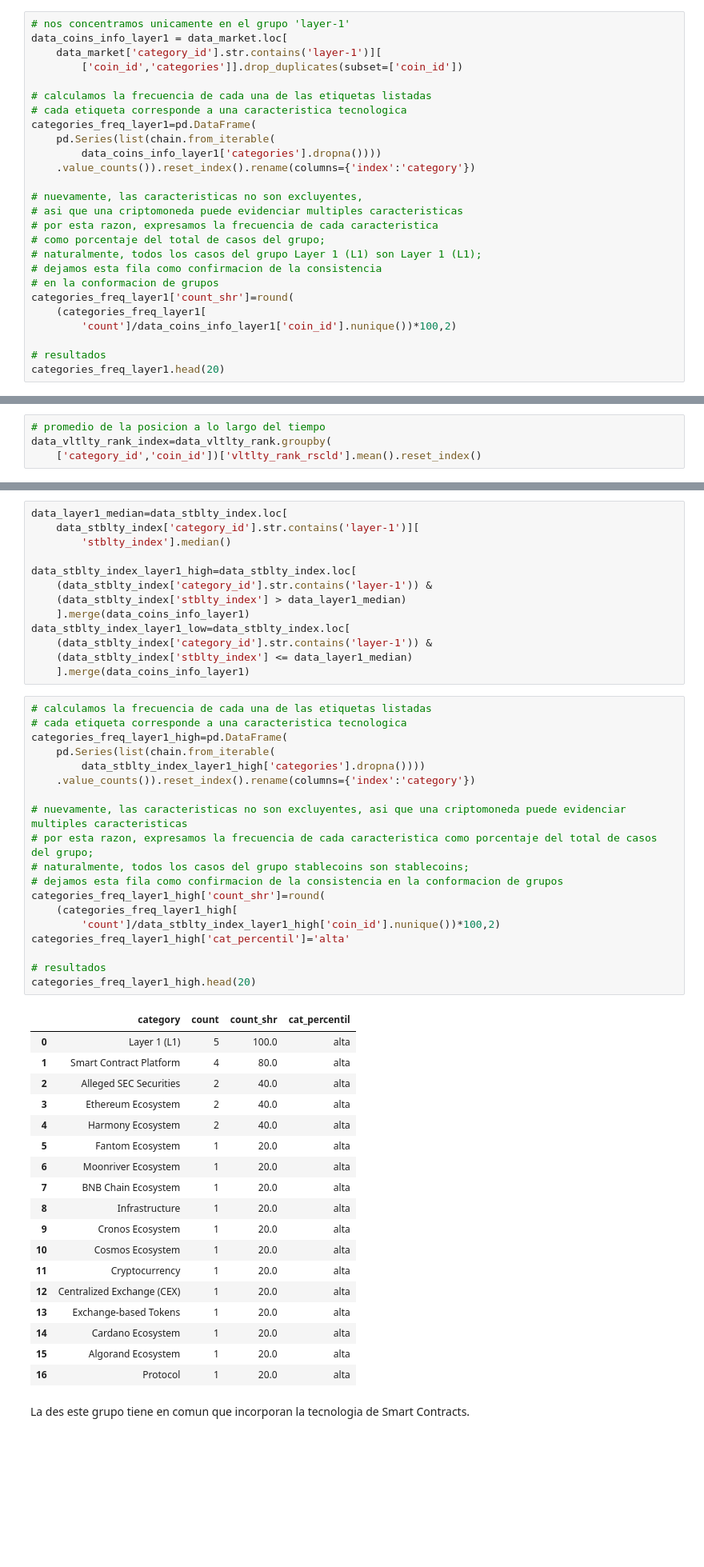
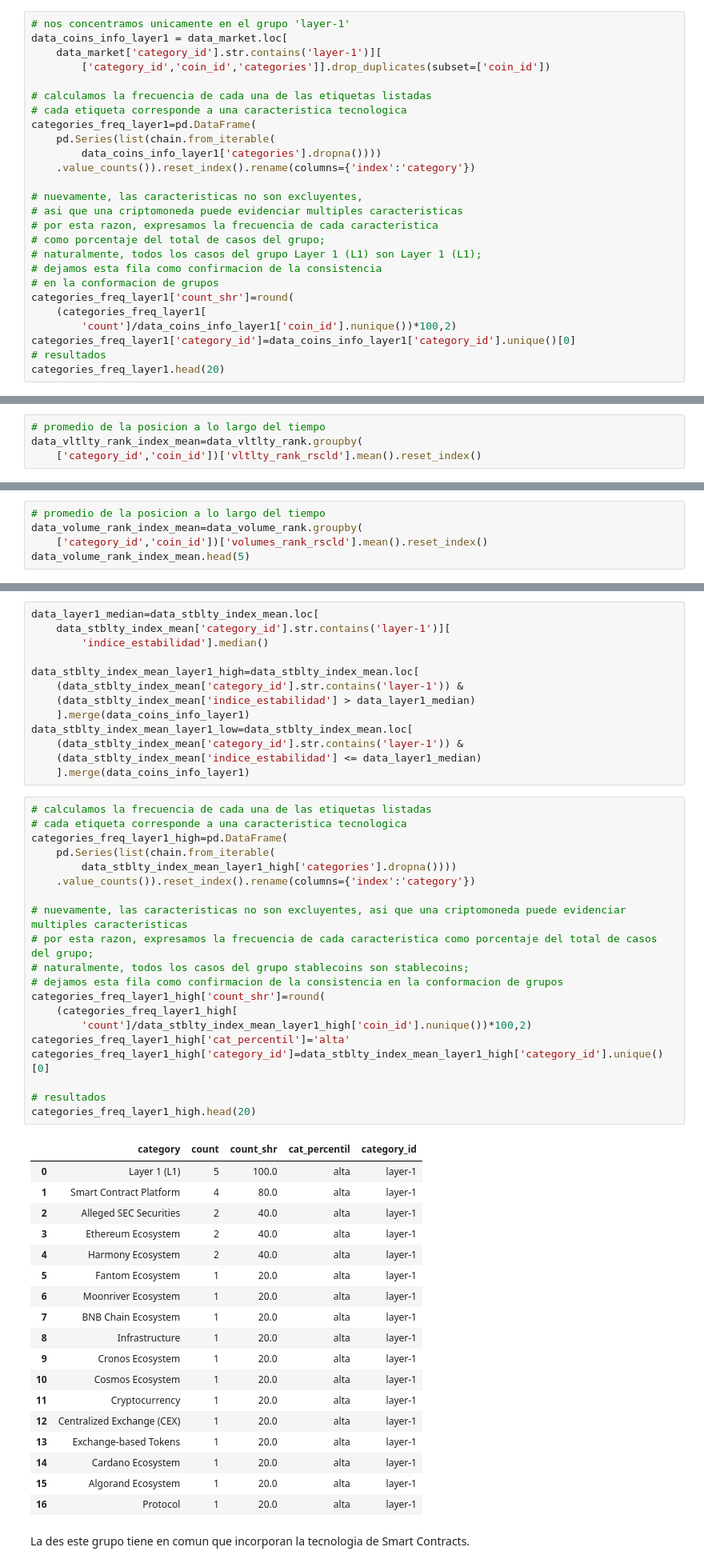
Before and after one commit to mmvvff/henry_pi_anltcs, a Jupyter notebook: data_process/03_eda_v2.ipynb, the cells around one changed output, grey strips where cells are left out. Shown at 80% size. Saved outputs shown, nothing was run; the diff lists cells and outputs as text; blank space fills up the shorter version.

```diff
--- a/data_process/03_eda_v2.ipynb
+++ b/data_process/03_eda_v2.ipynb
@@ -93,7 +118,7 @@ obs_year
 # nos concentramos unicamente en el grupo 'layer-1'
 data_coins_info_layer1 = data_market.loc[
     data_market['category_id'].str.contains('layer-1')][
-        ['coin_id','categories']].drop_duplicates(subset=['coin_id'])
+        ['category_id','coin_id','categories']].drop_duplicates(subset=['coin_id'])
 
 # calculamos la frecuencia de cada una de las etiquetas listadas
 # cada etiqueta corresponde a una caracteristica tecnologica
@@ -112,7 +137,7 @@ categories_freq_layer1=pd.DataFrame(
 categories_freq_layer1['count_shr']=round(
     (categories_freq_layer1[
         'count']/data_coins_info_layer1['coin_id'].nunique())*100,2)
-
+categories_freq_layer1['category_id']=data_coins_info_layer1['category_id'].unique()[0]
 # resultados
 categories_freq_layer1.head(20)
 # %% [output]
@@ -420,4 +531,4 @@ data_vltlty_rank.head(3)
 # %%
 # promedio de la posicion a lo largo del tiempo
-data_vltlty_rank_index=data_vltlty_rank.groupby(
+data_vltlty_rank_index_mean=data_vltlty_rank.groupby(
     ['category_id','coin_id'])['vltlty_rank_rscld'].mean().reset_index()
@@ -449,0 +535,5 @@ data_volume_rank_index.head(5)
+# %%
+# promedio de la posicion a lo largo del tiempo
+data_volume_rank_index_mean=data_volume_rank.groupby(
+    ['category_id','coin_id'])['volumes_rank_rscld'].mean().reset_index()
+data_volume_rank_index_mean.head(5)
@@ -576,56 +702,57 @@ Las criptomonedas incluyen algunas que estan vinculadas a recursos naturales com
 # %% [markdown]
 ### 3.3.2. Layer-1: Caracteristicas tecnologicas de las mas estables
 # %%
-data_layer1_median=data_stblty_index.loc[
-    data_stblty_index['category_id'].str.contains('layer-1')][
-        'stblty_index'].median()
+data_layer1_median=data_stblty_index_mean.loc[
+    data_stblty_index_mean['category_id'].str.contains('layer-1')][
+        'indice_estabilidad'].median()
 
-data_stblty_index_layer1_high=data_stblty_index.loc[
-    (data_stblty_index['category_id'].str.contains('layer-1')) &
-    (data_stblty_index['stblty_index'] > data_layer1_median)
+data_stblty_index_mean_layer1_high=data_stblty_index_mean.loc[
+    (data_stblty_index_mean['category_id'].str.contains('layer-1')) &
+    (data_stblty_index_mean['indice_estabilidad'] > data_layer1_median)
     ].merge(data_coins_info_layer1)
-data_stblty_index_layer1_low=data_stblty_index.loc[
-    (data_stblty_index['category_id'].str.contains('layer-1')) &
-    (data_stblty_index['stblty_index'] <= data_layer1_median)
+data_stblty_index_mean_layer1_low=data_stblty_index_mean.loc[
+    (data_stblty_index_mean['category_id'].str.contains('layer-1')) &
+    (data_stblty_index_mean['indice_estabilidad'] <= data_layer1_median)
     ].merge(data_coins_info_layer1)
 # %%
 # calculamos la frecuencia de cada una de las etiquetas listadas
 # cada etiqueta corresponde a una caracteristica tecnologica
 categories_freq_layer1_high=pd.DataFrame(
     pd.Series(list(chain.from_iterable(
-        data_stblty_index_layer1_high['categories'].dropna())))
+        data_stblty_index_mean_layer1_high['categories'].dropna())))
     .value_counts()).reset_index().rename(columns={'index':'category'})
 
 # nuevamente, las caracteristicas no son excluyentes, asi que una criptomoneda puede evidenciar multiples caracteristicas
 # por esta razon, expresamos la frecuencia de cada caracteristica como porcentaje del total de casos del grupo;
 # naturalmente, todos los casos del grupo stablecoins son stablecoins;
 # dejamos esta fila como confirmacion de la consistencia en la conformacion de grupos
 categories_freq_layer1_high['count_shr']=round(
     (categories_freq_layer1_high[
-        'count']/data_stblty_index_layer1_high['coin_id'].nunique())*100,2)
+        'count']/data_stblty_index_mean_layer1_high['coin_id'].nunique())*100,2)
 categories_freq_layer1_high['cat_percentil']='alta'
+categories_freq_layer1_high['category_id']=data_stblty_index_mean_layer1_high['category_id'].unique()[0]
 
 # resultados
 categories_freq_layer1_high.head(20)
 # %% [output]
-|  | category | count | count_shr | cat_percentil |
-| 0 | Layer 1 (L1) | 5 | 100.0 | alta |
-| 1 | Smart Contract Platform | 4 | 80.0 | alta |
-| 2 | Alleged SEC Securities | 2 | 40.0 | alta |
-| 3 | Ethereum Ecosystem | 2 | 40.0 | alta |
-| 4 | Harmony Ecosystem | 2 | 40.0 | alta |
-| 5 | Fantom Ecosystem | 1 | 20.0 | alta |
-| 6 | Moonriver Ecosystem | 1 | 20.0 | alta |
-| 7 | BNB Chain Ecosystem | 1 | 20.0 | alta |
-| 8 | Infrastructure | 1 | 20.0 | alta |
-| 9 | Cronos Ecosystem | 1 | 20.0 | alta |
-| 10 | Cosmos Ecosystem | 1 | 20.0 | alta |
-| 11 | Cryptocurrency | 1 | 20.0 | alta |
-| 12 | Centralized Exchange (CEX) | 1 | 20.0 | alta |
-| 13 | Exchange-based Tokens | 1 | 20.0 | alta |
-| 14 | Cardano Ecosystem | 1 | 20.0 | alta |
-| 15 | Algorand Ecosystem | 1 | 20.0 | alta |
-| 16 | Protocol | 1 | 20.0 | alta |
+|  | category | count | count_shr | cat_percentil | category_id |
+| 0 | Layer 1 (L1) | 5 | 100.0 | alta | layer-1 |
+| 1 | Smart Contract Platform | 4 | 80.0 | alta | layer-1 |
+| 2 | Alleged SEC Securities | 2 | 40.0 | alta | layer-1 |
+| 3 | Ethereum Ecosystem | 2 | 40.0 | alta | layer-1 |
+| 4 | Harmony Ecosystem | 2 | 40.0 | alta | layer-1 |
+| 5 | Fantom Ecosystem | 1 | 20.0 | alta | layer-1 |
+| 6 | Moonriver Ecosystem | 1 | 20.0 | alta | layer-1 |
+| 7 | BNB Chain Ecosystem | 1 | 20.0 | alta | layer-1 |
+| 8 | Infrastructure | 1 | 20.0 | alta | layer-1 |
+| 9 | Cronos Ecosystem | 1 | 20.0 | alta | layer-1 |
+| 10 | Cosmos Ecosystem | 1 | 20.0 | alta | layer-1 |
+| 11 | Cryptocurrency | 1 | 20.0 | alta | layer-1 |
+| 12 | Centralized Exchange (CEX) | 1 | 20.0 | alta | layer-1 |
+| 13 | Exchange-based Tokens | 1 | 20.0 | alta | layer-1 |
+| 14 | Cardano Ecosystem | 1 | 20.0 | alta | layer-1 |
+| 15 | Algorand Ecosystem | 1 | 20.0 | alta | layer-1 |
+| 16 | Protocol | 1 | 20.0 | alta | layer-1 |
 # %% [markdown]
 La des este grupo tiene en comun que incorporan la tecnologia de Smart Contracts.
 # %%
```
Also changed, not shown: parts of 24 cells of this notebook, 18 other files.
